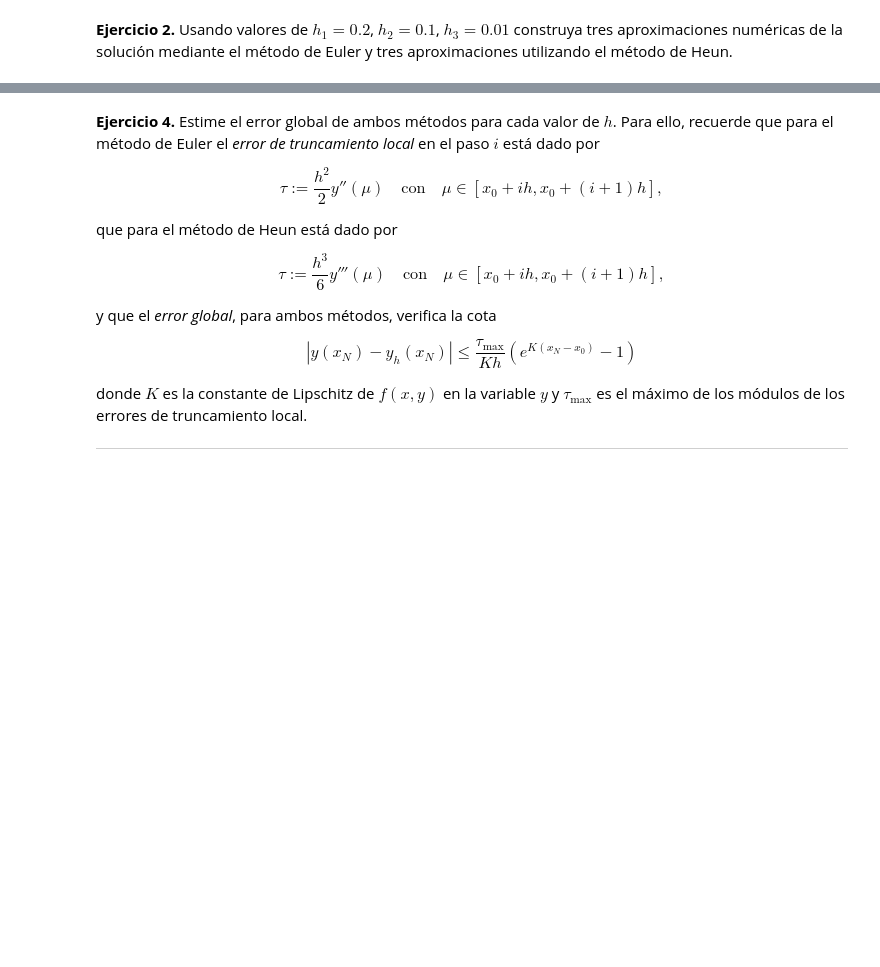
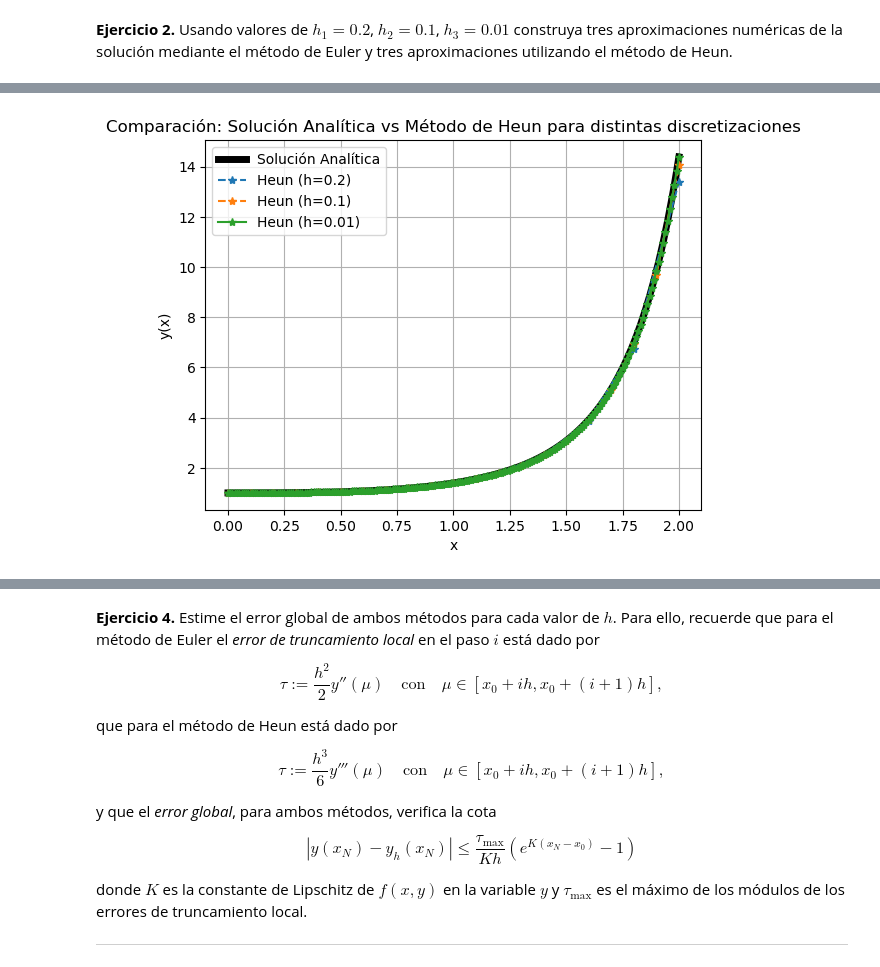
Before and after one commit to Diaz-Excoffon-Gonzalo/TP1-Calculo-avanzado, a Jupyter notebook: TP1.ipynb, the cells around one changed output, grey strips where cells are left out. Saved outputs shown, nothing was run; the diff lists cells and outputs as text; code cells hidden in the pictures; blank space fills up the shorter version.

```diff
--- a/TP1.ipynb
+++ b/TP1.ipynb
@@ -66,0 +176,42 @@ Donde $y^*$ corresponde al predictor-corrector del método de Heun, utilizamos e
+# %%
+# Ahora, hacemos lo mismo para el método de Heun
+y1_H2 = np.zeros(N1+1)
+y2_H2 = np.zeros(N2+1)
+y3_H2 = np.zeros(N3+1)
+
+# Imponemos la condición inicial y(0) = 1
+y1_H2[0] = 1
+y2_H2[0] = 1
+y3_H2[0] = 1
+
+# Aplicamos el método de Heun para cada discretización
+for i in range(N1):
+    y_star = y1_H2[i] + h1 * f(x1[i], y1_H2[i])
+
+    y1_H2[i+1] = y1_H2[i] + (h1 / 2) * (f(x1[i], y1_H2[i]) + f(x1[i+1], y_star))
+
+
+for i in range(N2):
+    y_star = y2_H2[i] + h2 * f(x2[i], y2_H2[i])
+
+    y2_H2[i+1] = y2_H2[i] + (h2 / 2) * (f(x2[i], y2_H2[i]) + f(x2[i+1], y_star))
+
+for i in range(N3):
+    y_star = y3_H2[i] + h3 * f(x3[i], y3_H2[i])
+
+    y3_H2[i+1] = y3_H2[i] + (h3 / 2) * (f(x3[i], y3_H2[i]) + f(x3[i+1], y_star))
+
+# Graficamos la solución exacta con las aproximaciones obtenidas con el método de Heun
+plt.figure()
+plt.title('Comparación: Solución Analítica vs Método de Heun para distintas discretizaciones')
+plt.plot(x3, y_exacta, 'k-', linewidth = 5, label='Solución Analítica')
+plt.plot(x1, y1_H2, '*--', label='Heun (h=0.2)')
+plt.plot(x2, y2_H2, '*--', label='Heun (h=0.1)')
+plt.plot(x3, y3_H2, '*-', label='Heun (h=0.01)')
+plt.xlabel('x')
+plt.ylabel('y(x)')
+plt.legend()
+plt.grid(True)
+plt.show()
+# %% [output]
+[figure, added]
```
Also changed, not shown: parts of 15 cells of this notebook, 2 other files.
